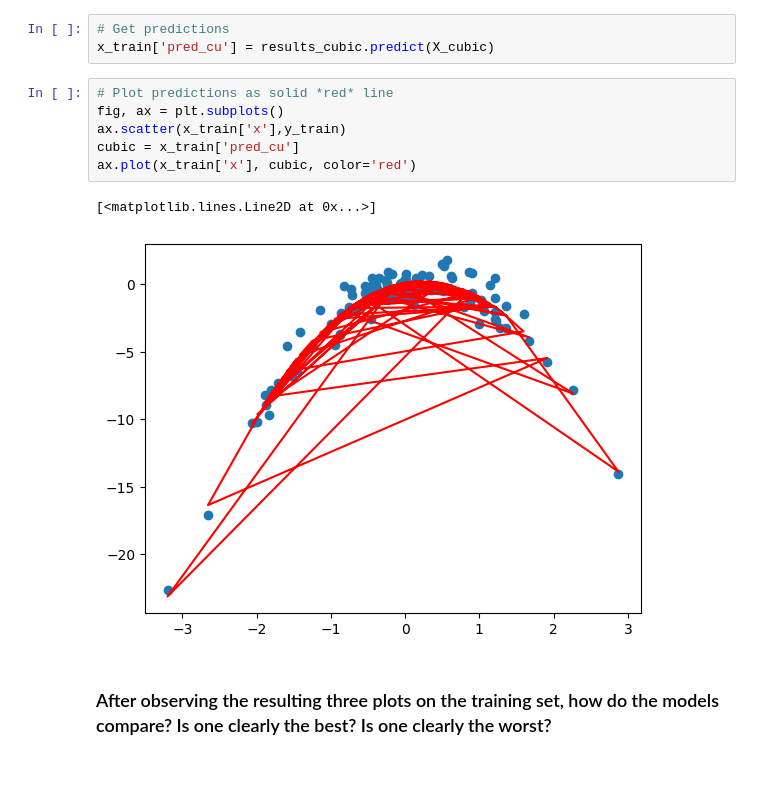
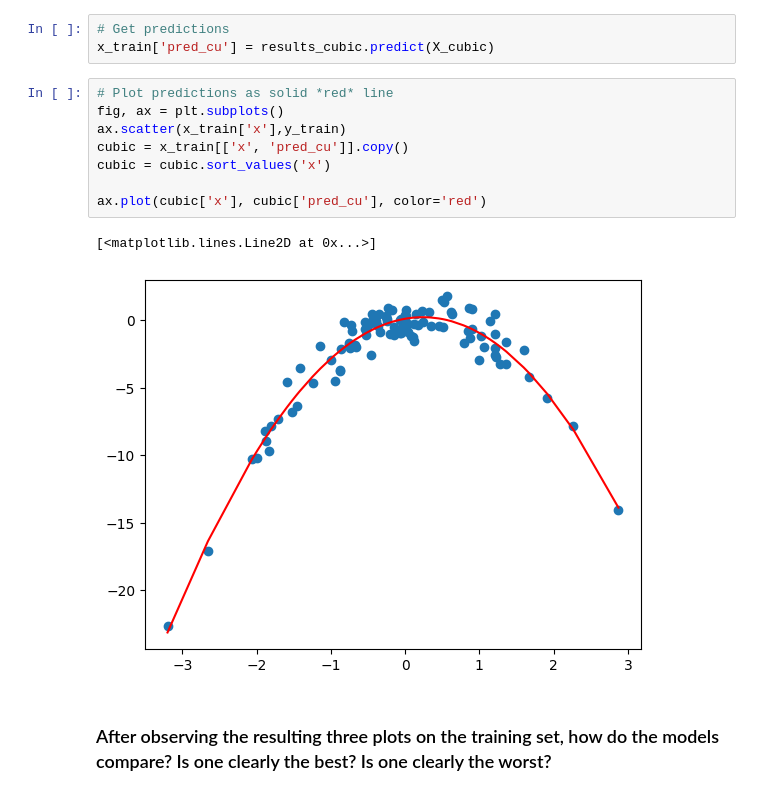
Before and after one commit to TimmyPhan1406/code_2600, a Jupyter notebook: mod02_trainingsplit.ipynb, the cells around one changed output. Cells and saved outputs as stored; diff of their text form.

```diff
--- a/mod02_trainingsplit.ipynb
+++ b/mod02_trainingsplit.ipynb
@@ -162,12 +165,14 @@ x_train['pred_cu'] = results_cubic.predict(X_cubic)
 # %%
 # Plot predictions as solid *red* line
 fig, ax = plt.subplots()
 ax.scatter(x_train['x'],y_train)
-cubic = x_train['pred_cu']
-ax.plot(x_train['x'], cubic, color='red')
+cubic = x_train[['x', 'pred_cu']].copy()
+cubic = cubic.sort_values('x')
+
+ax.plot(cubic['x'], cubic['pred_cu'], color='red')
 # %% [output]
 [<matplotlib.lines.Line2D at 0x...>]
-[figure, old version]
+[figure, new version]
 # %% [markdown]
 ### After observing the resulting three plots on the training set, how do the models compare? Is one clearly the best? Is one clearly the worst?
 # %% [markdown]
```
Also changed, not shown: parts of 1 cell of this notebook.
